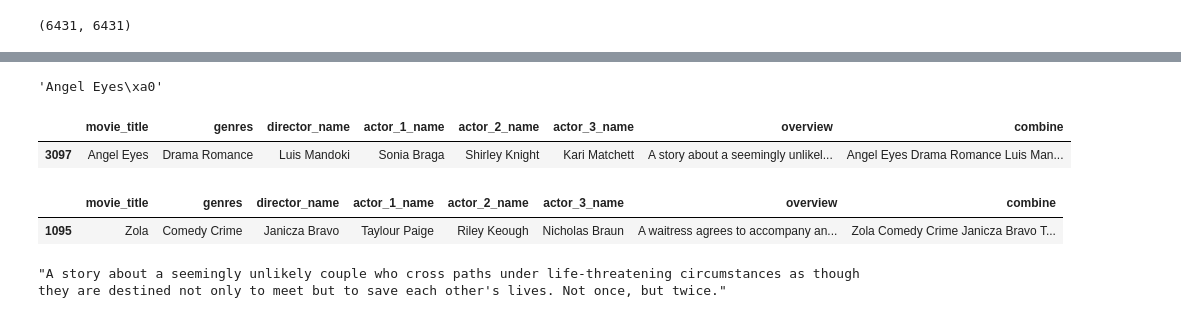
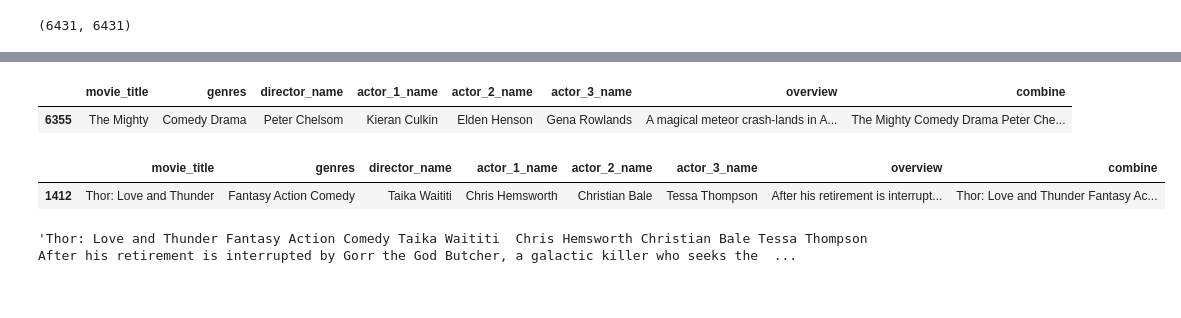
Before and after one commit to ohamnelson/Movie-Recommender-Engine, a Jupyter notebook: DataModelling.ipynb, the cells around one changed output, grey strips where cells are left out. Drawn from its saved outputs; the diff is of its cells as text; code cells hidden in the pictures.

```diff
--- a/DataModelling.ipynb
+++ b/DataModelling.ipynb
@@ -30,0 +51,2 @@ df2.sort_values("movie_title").head(10)
+# %%
+data = data.reset_index(drop = True)
@@ -79,0 +94,5 @@ data.tail(50)
+# %%
+def remove_EOL(MovieName):
+    return MovieName.split("\xa0")[0]
+# %%
+data["movie_title"] = data["movie_title"].apply(remove_EOL)
@@ -139,18 +167,14 @@ sorted(recommend, key= lambda x:x[1], reverse=True)
 # %%
-data["movie_title"][3097]
+data[data["movie_title"] == "The Mighty"]
 # %% [output]
-'Angel Eyes\xa0'
+|  | movie_title | genres | director_name | actor_1_name | actor_2_name | actor_3_name | overview | combine |
+| 6355 | The Mighty | Comedy Drama | Peter Chelsom | Kieran Culkin | Elden Henson | Gena Rowlands | A magical meteor crash-lands in A... | The Mighty Comedy Drama Peter Che... |
 # %%
-data[data["movie_title"] == "Angel Eyes\xa0"]
+data[data["movie_title"] == "Thor: Love and Thunder"]
 # %% [output]
 |  | movie_title | genres | director_name | actor_1_name | actor_2_name | actor_3_name | overview | combine |
-| 3097 | Angel Eyes | Drama Romance | Luis Mandoki | Sonia Braga | Shirley Knight | Kari Matchett | A story about a seemingly unlikel... | Angel Eyes Drama Romance Luis Man... |
+| 1412 | Thor: Love and Thunder | Fantasy Action Comedy | Taika Waititi | Chris Hemsworth | Christian Bale | Tessa Thompson | After his retirement is interrupt... | Thor: Love and Thunder Fantasy Ac... |
-# %%
-data[data["movie_title"] == "Zola"]
-# %% [output]
-|  | movie_title | genres | director_name | actor_1_name | actor_2_name | actor_3_name | overview | combine |
-| 1095 | Zola | Comedy Crime | Janicza Bravo | Taylour Paige | Riley Keough | Nicholas Braun | A waitress agrees to accompany an... | Zola Comedy Crime Janicza Bravo T... |
-# %%
-data["overview"][3097]
-# %% [output]
-"A story about a seemingly unlikely couple who cross paths under life-threatening circumstances as though they are destined not only to meet but to save each other's lives. Not once, but twice."
+# %%
+data["combine"][1412]
+# %% [output]
+'Thor: Love and Thunder Fantasy Action Comedy Taika Waititi  Chris Hemsworth Christian Bale Tessa Thompson After his retirement is interrupted by Gorr the God Butcher, a galactic killer who seeks the  ...
```
Also changed, not shown: parts of 12 cells of this notebook.
